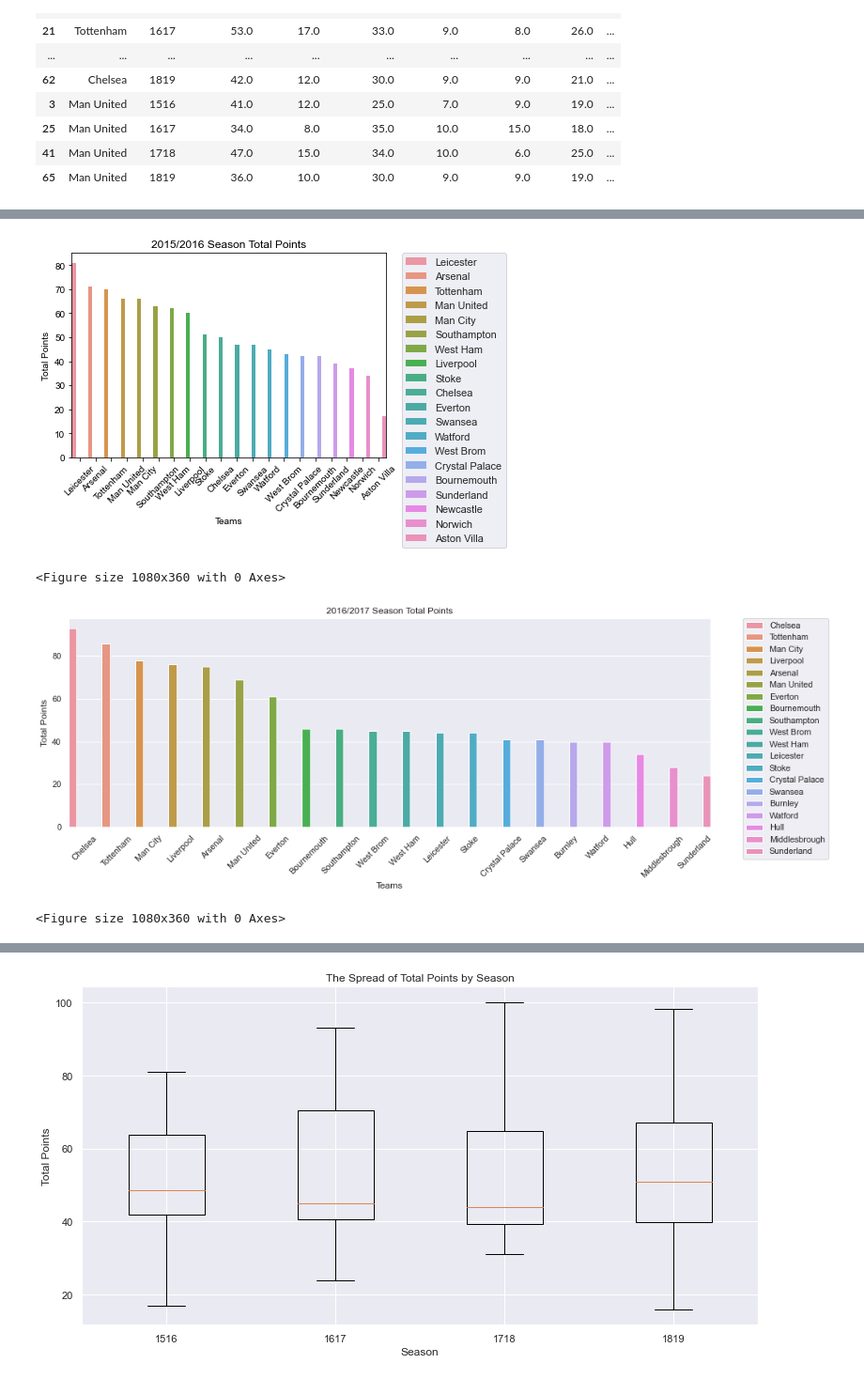
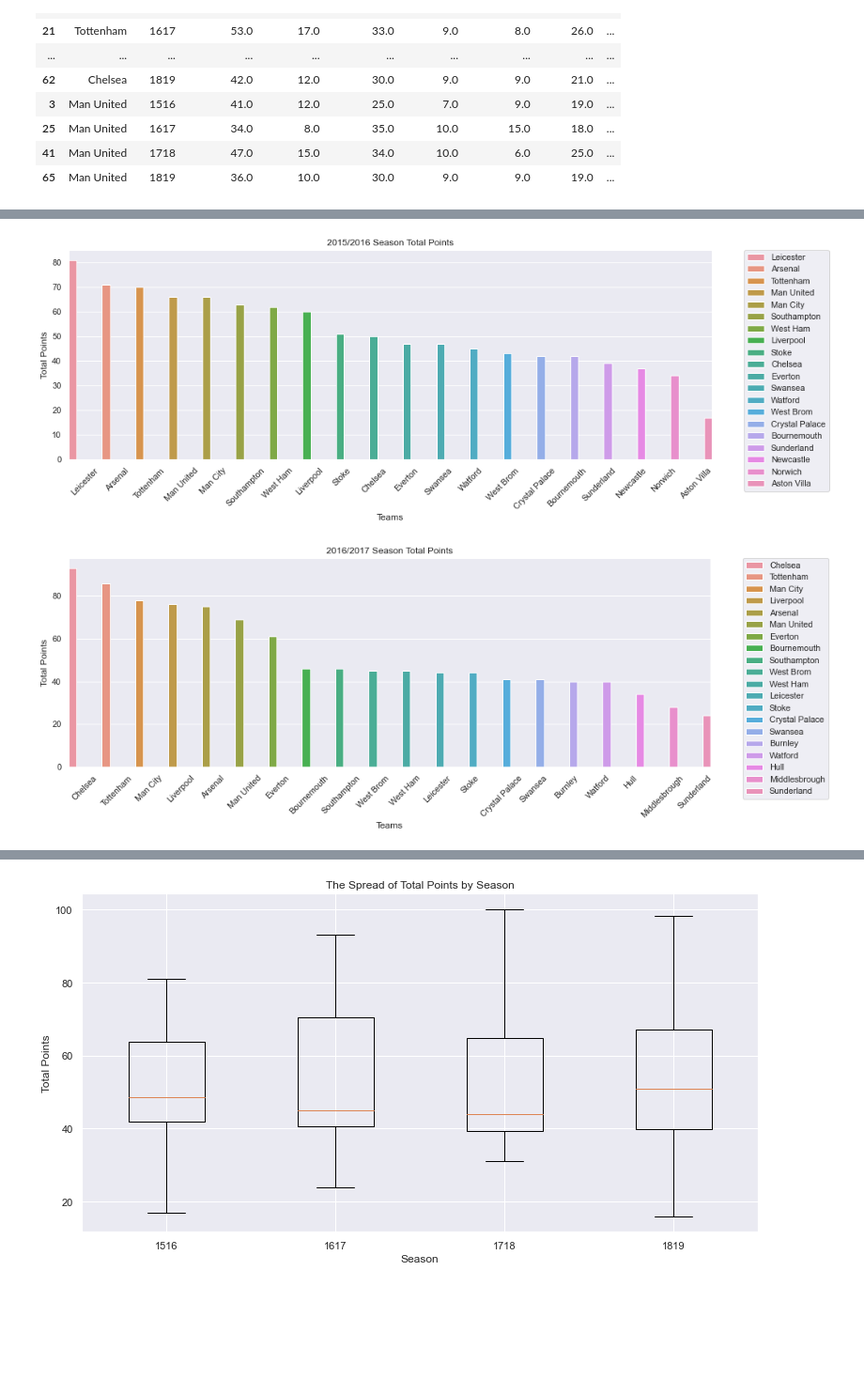
Before and after one commit to ethomps33/Premier_League_Sports_Analysis, a Jupyter notebook: Project 1.ipynb, the cells around one changed output, grey strips where cells are left out. Shown at 94% size. Cells and saved outputs as stored; diff of their text form; code cells hidden in the pictures; blank space fills up the shorter version.

Commit message:
Saved figs. Completed presentation slides.

```diff
--- a/Project 1.ipynb
+++ b/Project 1.ipynb
@@ -360,39 +360,38 @@ wins_season.reset_index(inplace=True)
 # %%
 wins16.reset_index(inplace=True)
 # %%
-ax = sns.barplot(x='HomeTeam', y='Total Points',hue='HomeTeam', data=wins16)
+total16 = sns.barplot(x='HomeTeam', y='Total Points',hue='HomeTeam', data=wins16)
 sns.set(rc={'figure.figsize':(15,5)})
 plt.legend(bbox_to_anchor=(1.05, 1), loc='upper left', borderaxespad=0.)
-def change_width(ax, new_value) :
-    for patch in ax.patches :
+def change_width(total16, new_value) :
+    for patch in total16.patches :
         current_width = patch.get_width()
         diff = current_width - new_value
 
         # we change the bar width
         patch.set_width(new_value)
 
         # we recenter the bar
         patch.set_x(patch.get_x() + diff * .5)
 
-change_width(ax, .25)
+change_width(total16, .25)
 plt.xticks(rotation=45)
 plt.xlabel('Teams')
 plt.title('2015/2016 Season Total Points')
 plt.show()
-plt.savefig('Presentation/Season16.png')
+total16.figure.savefig('Presentation/Season16.png')
 # %% [output]
-[figure, old version]
+[figure, new version]
-<Figure size 1080x360 with 0 Axes>
 # %%
 wins17.reset_index(inplace=True)
 wins18.reset_index(inplace=True)
 wins19.reset_index(inplace=True)
 # %%
-ax = sns.barplot(x='HomeTeam', y='Total Points',hue='HomeTeam', data=wins17)
+total17 = sns.barplot(x='HomeTeam', y='Total Points',hue='HomeTeam', data=wins17)
 sns.set(rc={'figure.figsize':(15,5)})
 plt.legend(bbox_to_anchor=(1.05, 1), loc='upper left', borderaxespad=0.)
-def change_width(ax, new_value) :
-    for patch in ax.patches :
+def change_width(total17, new_value) :
+    for patch in total17.patches :
         current_width = patch.get_width()
         diff = current_width - new_value
 
@@ -402,13 +401,12 @@ def change_width(ax, new_value) :
         # we recenter the bar
         patch.set_x(patch.get_x() + diff * .5)
 
-change_width(ax, .25)
+change_width(total17, .25)
 plt.xticks(rotation=45)
 plt.xlabel('Teams')
-plt.title('2016/2017 Season Total Points')
+plt.title('2017/2018 Season Total Points')
 plt.show()
-plt.savefig('Presentation/Season17.png')
+total17.figure.savefig('Presentation/Season17.png')
 # %% [output]
 [figure]
-<Figure size 1080x360 with 0 Axes>
 # %%
```
Also changed, not shown: parts of 6 cells of this notebook, 9 other files.
